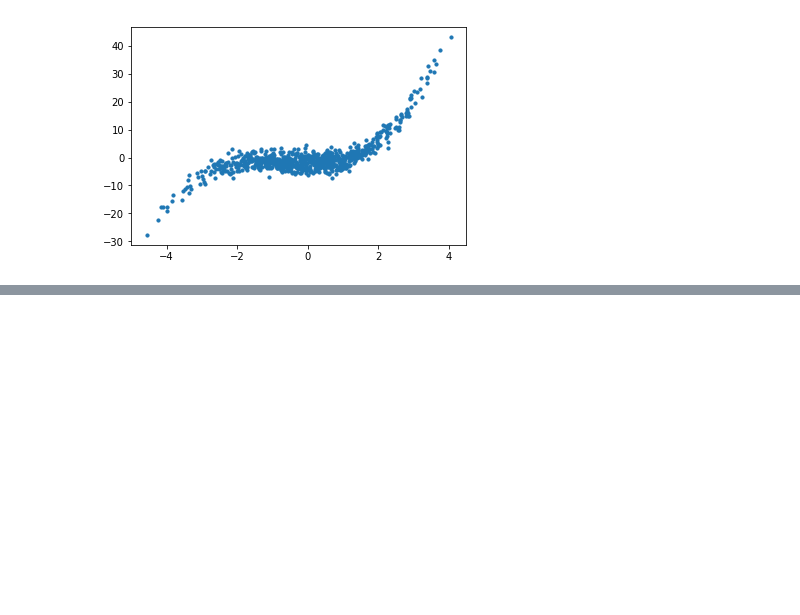
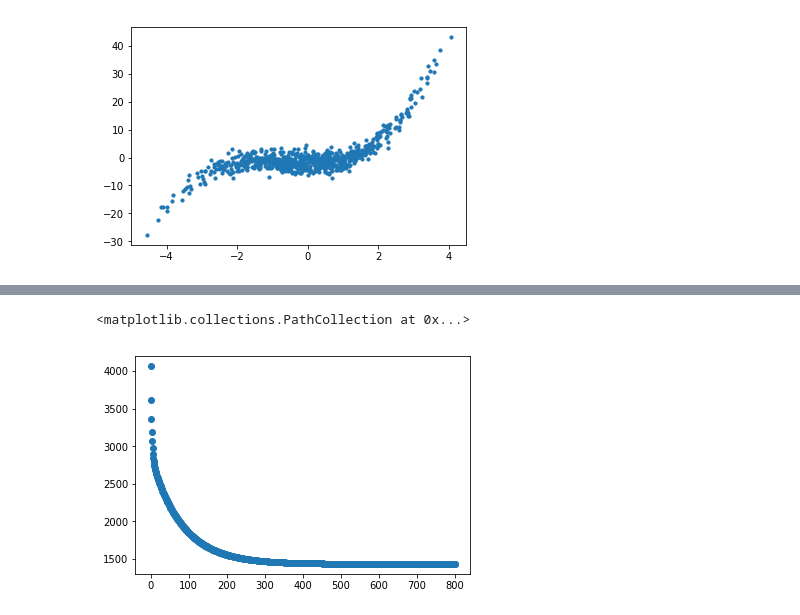
Before and after one commit to Girrajjangid/Machine-Learning-from-Scratch, a Jupyter notebook: Polynomial Regression/Polynomial Regression ( From Scratch ).ipynb, the cells around one changed output, grey strips where cells are left out. Saved outputs shown, nothing was run; the diff lists cells and outputs as text; code cells hidden in the pictures; blank space fills up the shorter version.

```diff
--- a/Polynomial Regression/Polynomial Regression ( From Scratch ).ipynb
+++ b/Polynomial Regression/Polynomial Regression ( From Scratch ).ipynb
@@ -90,0 +141,43 @@ ModuleNotFoundError: No module named 'Collection'
+# %%
+it = []
+ft = []
+def y_cap(theta0 , theta , data):
+        return theta0 + np.dot(np.array(data),theta)
+
+def gradient_decent():
+    global train_data_y , it , ft
+    initial_theta0 = np.random.rand(1,1)
+    initial_theta = np.random.rand(train_data_x.shape[1],1)
+    alpha = 0.01
+    epsilon = 0.001
+
+    train_data_y = np.array(train_data_y).reshape(len(train_data_y),1)
+
+    def y_cap(theta0 , theta , data):
+        return theta0 + np.dot(np.array(data),theta)
+    it = []
+    ft = []
+    i = 0
+    while(True):
+        del_theta0 = (1/train_data_x.shape[0]) *  np.sum(y_cap(initial_theta0 ,initial_theta , train_data_x) - train_data_y)
+        del_theta = (1/train_data_x.shape[0]) * np.dot((train_data_x).T , (y_cap(initial_theta0 ,initial_theta, train_data_x)
+                                                                       - (train_data_y)))
+
+        final_theta0 = initial_theta0 - alpha * del_theta0
+        final_theta  = initial_theta  - alpha * del_theta
+
+        initial_cost =  (1/2) * np.sum((y_cap(initial_theta0 , initial_theta , train_data_x) - (train_data_y)) **2 )
+        final_cost  =  (1/2) * np.sum((y_cap(final_theta0 , final_theta, train_data_x) - (train_data_y)) **2 )
+
+        if(abs(initial_cost - final_cost)) < epsilon:
+            break
+
+        print("initial cost {} final cost {}".format(initial_cost , final_cost))
+        it.append(i)
+        ft.append(final_cost)
+        i+=1
+        initial_theta0 = final_theta0
+        initial_theta = final_theta
+
+    return final_theta0 , final_theta
+final_theta0 , final_theta = gradient_decent()
@@ -90,0 +202,5 @@ ModuleNotFoundError: No module named 'Collection'
+# %%
+plt.scatter(it , ft) # cost function plot
+# %% [output]
+<matplotlib.collections.PathCollection at 0x...>
+[figure, added]
```
Also changed, not shown: parts of 20 cells of this notebook.
